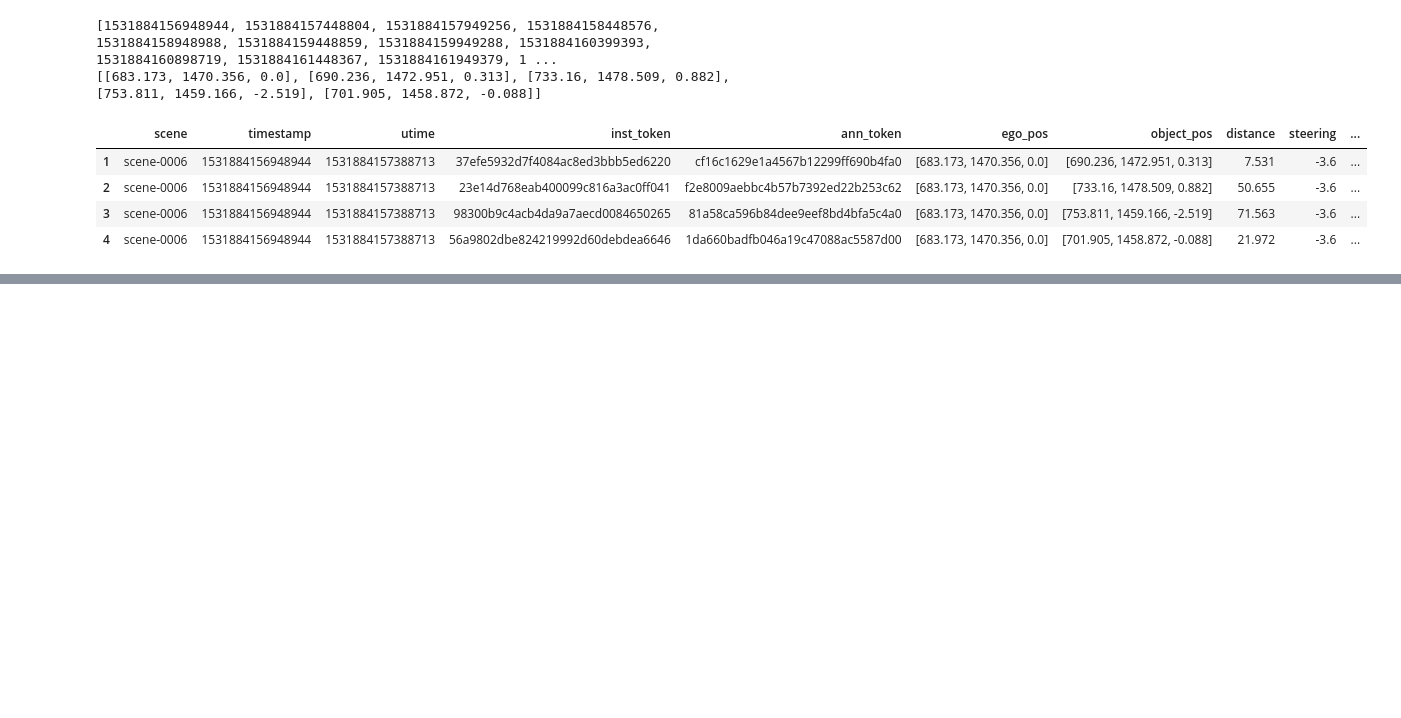
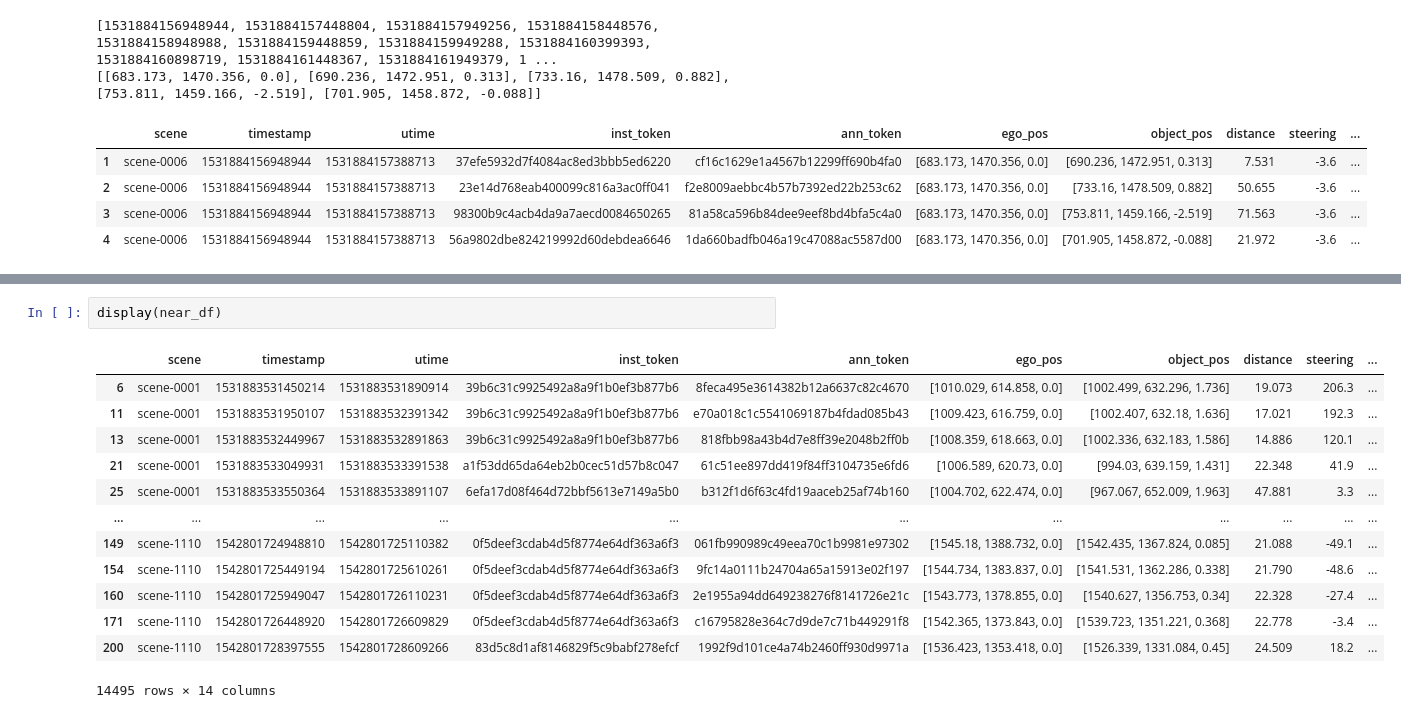
Before and after one commit to AlexandreFiche/machine_learning_for_autonomous_driving, a Jupyter notebook: nuscenes_prediction_acceleration_freinage.ipynb, the cells around one changed output, grey strips where cells are left out. Saved outputs shown, nothing was run; the diff lists cells and outputs as text; blank space fills up the shorter version.

```diff
--- a/nuscenes_prediction_acceleration_freinage.ipynb
+++ b/nuscenes_prediction_acceleration_freinage.ipynb
@@ -1124,0 +1235,16 @@ plt.show()
+# %%
+display(near_df)
+# %% [output]
+|  | scene | timestamp | utime | inst_token | ann_token | ego_pos | object_pos | distance | steering | ... |
+| 6 | scene-0001 | 1531883531450214 | 1531883531890914 | 39b6c31c9925492a8a9f1b0ef3b877b6 | 8feca495e3614382b12a6637c82c4670 | [1010.029, 614.858, 0.0] | [1002.499, 632.296, 1.736] | 19.073 | 206.3 | ... |
+| 11 | scene-0001 | 1531883531950107 | 1531883532391342 | 39b6c31c9925492a8a9f1b0ef3b877b6 | e70a018c1c5541069187b4fdad085b43 | [1009.423, 616.759, 0.0] | [1002.407, 632.18, 1.636] | 17.021 | 192.3 | ... |
+| 13 | scene-0001 | 1531883532449967 | 1531883532891863 | 39b6c31c9925492a8a9f1b0ef3b877b6 | 818fbb98a43b4d7e8ff39e2048b2ff0b | [1008.359, 618.663, 0.0] | [1002.336, 632.183, 1.586] | 14.886 | 120.1 | ... |
+| 21 | scene-0001 | 1531883533049931 | 1531883533391538 | a1f53dd65da64eb2b0cec51d57b8c047 | 61c51ee897dd419f84ff3104735e6fd6 | [1006.589, 620.73, 0.0] | [994.03, 639.159, 1.431] | 22.348 | 41.9 | ... |
+| 25 | scene-0001 | 1531883533550364 | 1531883533891107 | 6efa17d08f464d72bbf5613e7149a5b0 | b312f1d6f63c4fd19aaceb25af74b160 | [1004.702, 622.474, 0.0] | [967.067, 652.009, 1.963] | 47.881 | 3.3 | ... |
+| ... | ... | ... | ... | ... | ... | ... | ... | ... | ... | ... |
+| 149 | scene-1110 | 1542801724948810 | 1542801725110382 | 0f5deef3cdab4d5f8774e64df363a6f3 | 061fb990989c49eea70c1b9981e97302 | [1545.18, 1388.732, 0.0] | [1542.435, 1367.824, 0.085] | 21.088 | -49.1 | ... |
+| 154 | scene-1110 | 1542801725449194 | 1542801725610261 | 0f5deef3cdab4d5f8774e64df363a6f3 | 9fc14a0111b24704a65a15913e02f197 | [1544.734, 1383.837, 0.0] | [1541.531, 1362.286, 0.338] | 21.790 | -48.6 | ... |
+| 160 | scene-1110 | 1542801725949047 | 1542801726110231 | 0f5deef3cdab4d5f8774e64df363a6f3 | 2e1955a94dd649238276f8141726e21c | [1543.773, 1378.855, 0.0] | [1540.627, 1356.753, 0.34] | 22.328 | -27.4 | ... |
+| 171 | scene-1110 | 1542801726448920 | 1542801726609829 | 0f5deef3cdab4d5f8774e64df363a6f3 | c16795828e364c7d9de7c71b449291f8 | [1542.365, 1373.843, 0.0] | [1539.723, 1351.221, 0.368] | 22.778 | -3.4 | ... |
+| 200 | scene-1110 | 1542801728397555 | 1542801728609266 | 83d5c8d1af8146829f5c9babf278efcf | 1992f9d101ce4a74b2460ff930d9971a | [1536.423, 1353.418, 0.0] | [1526.339, 1331.084, 0.45] | 24.509 | 18.2 | ... |
+14495 rows × 14 columns
```
Also changed, not shown: parts of 13 cells of this notebook, 4 other files.
